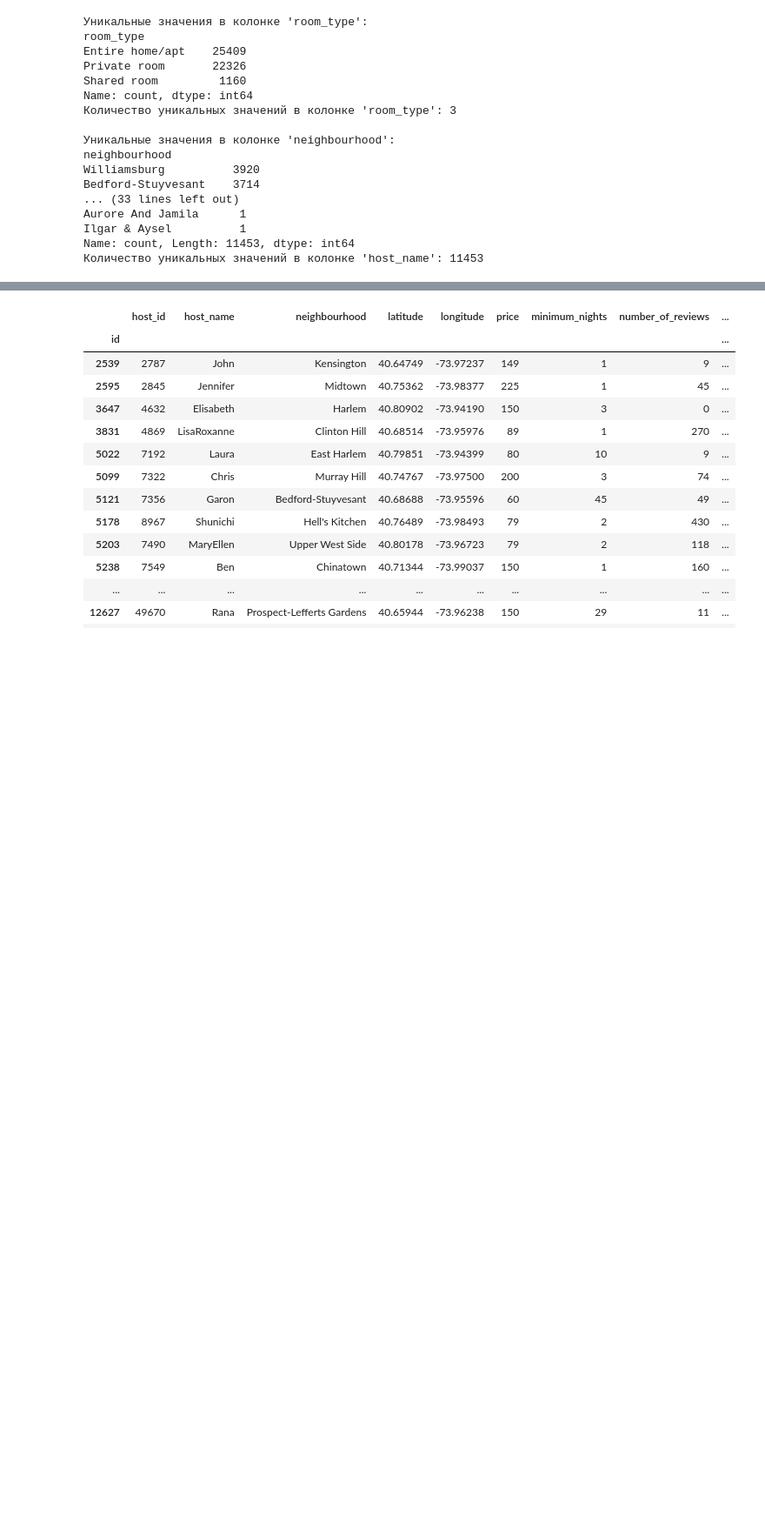
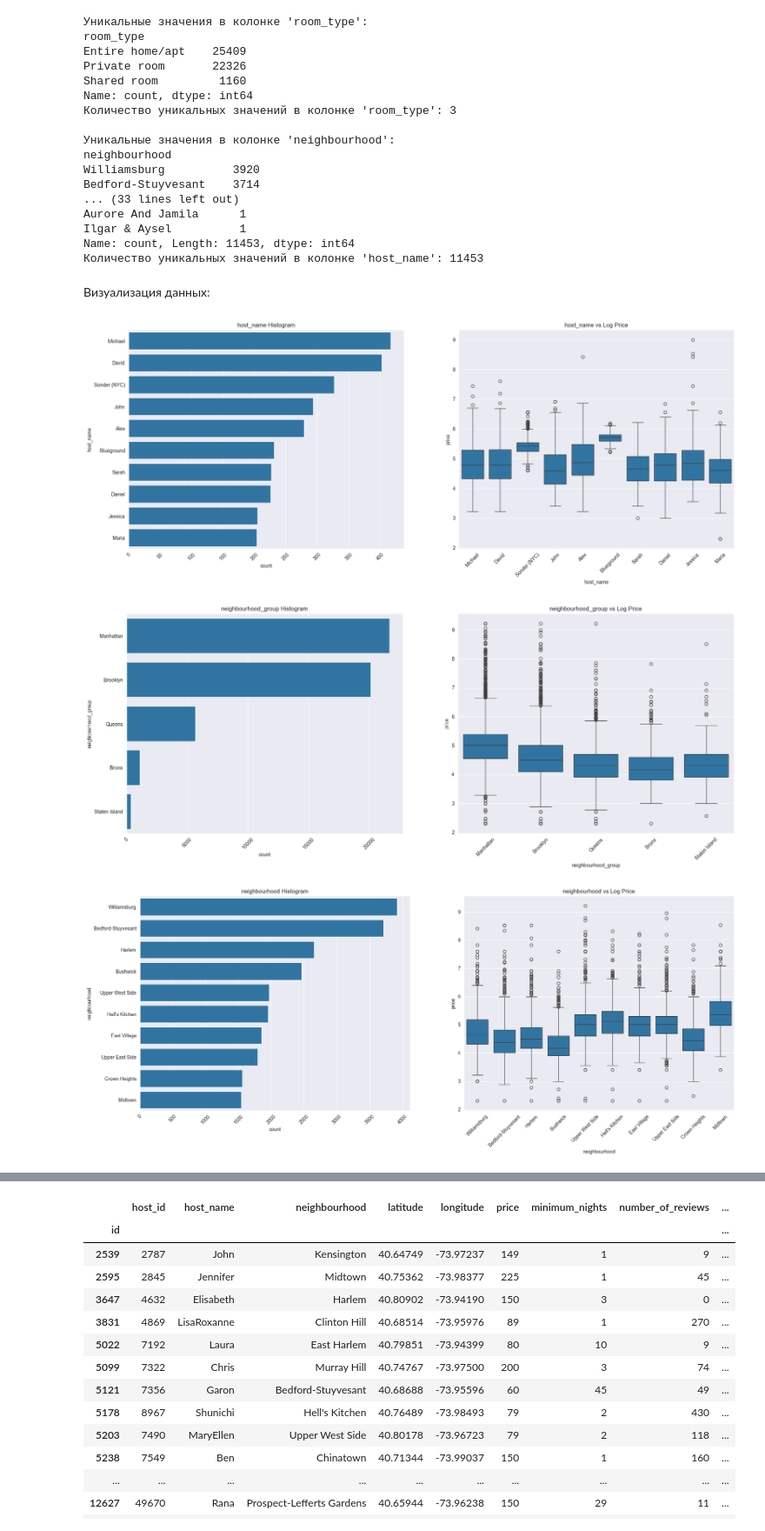
Before and after one commit to EgorSinitsyn/ML_BookCamp, a Jupyter notebook: [Regression]/Linear_regression/New_York_City_Airbnb_Open_Data/New_York_City_Airbnb_Open_Data.ipynb, the cells around one changed output, grey strips where cells are left out. Shown at 87% size. Saved outputs shown, nothing was run; the diff lists cells and outputs as text; code cells hidden in the pictures; blank space fills up the shorter version.

```diff
--- a/[Regression]/Linear_regression/New_York_City_Airbnb_Open_Data/New_York_City_Airbnb_Open_Data.ipynb
+++ b/[Regression]/Linear_regression/New_York_City_Airbnb_Open_Data/New_York_City_Airbnb_Open_Data.ipynb
@@ -244,3 +263,49 @@ Aurore And Jamila      1
 Ilgar & Aysel          1
 Name: count, Length: 11453, dtype: int64
 Количество уникальных значений в колонке 'host_name': 11453
+# %% [markdown]
+Визуализация данных:
+# %%
+def get_cols(df) -> list:
+    """
+    Функция возвращает список категориальных и числовых переменных.
+    """
+    categorical_feature_mask = df.dtypes == object
+    number_feature_mask = df.dtypes != object
+    numbers_cols = df.columns[number_feature_mask].tolist()
+    categorical_cols = df.columns[categorical_feature_mask].tolist()
+    return [numbers_cols, categorical_cols]
+# %%
+numbers_cols, categorical_cols = get_cols(df)
+# %%
+for column in categorical_cols:
+
+    columne_most_freq = df[column].value_counts()[:10].sort_values(ascending=False).index
+
+    if '' in columne_most_freq:
+        columne_most_freq = columne_most_freq.drop('')
+
+    fig, axes = plt.subplots(nrows=1, ncols=2, figsize=(22, 8))
+
+    plt.subplot(1, 2, 1)
+    plt.title(f'{column} Histogram')
+    sns.countplot(
+            df[df[column].isin(columne_most_freq)][column],
+            order=columne_most_freq
+            )
+    plt.xticks(rotation=45)
+
+    plt.subplot(1,2,2)
+    plt.title(f'{column} vs Log Price')
+    ax = sns.boxplot(
+            x=df[df[column].isin(columne_most_freq)][column],
+            y=np.log(df[df[column].isin(columne_most_freq)].price),
+            order=columne_most_freq
+            )
+    plt.xticks(rotation=45)
+
+    plt.show()
+# %% [output]
+[figure, added]
+[figure, added]
+[figure, added]
```
Also changed, not shown: parts of 26 cells of this notebook.
